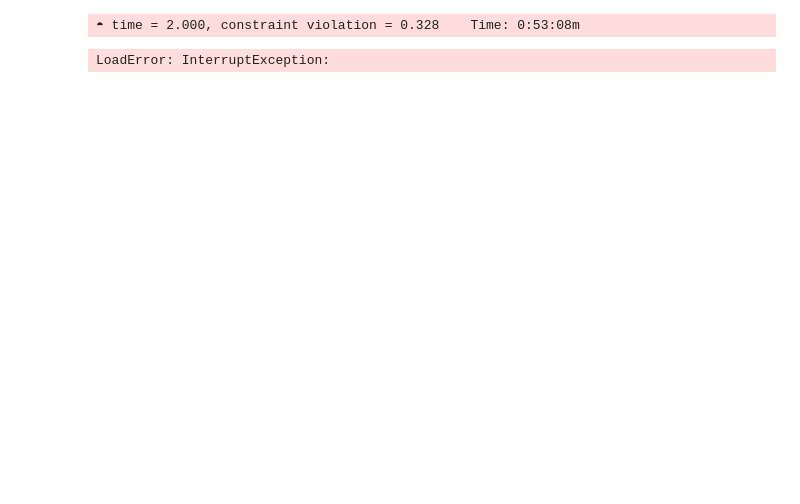
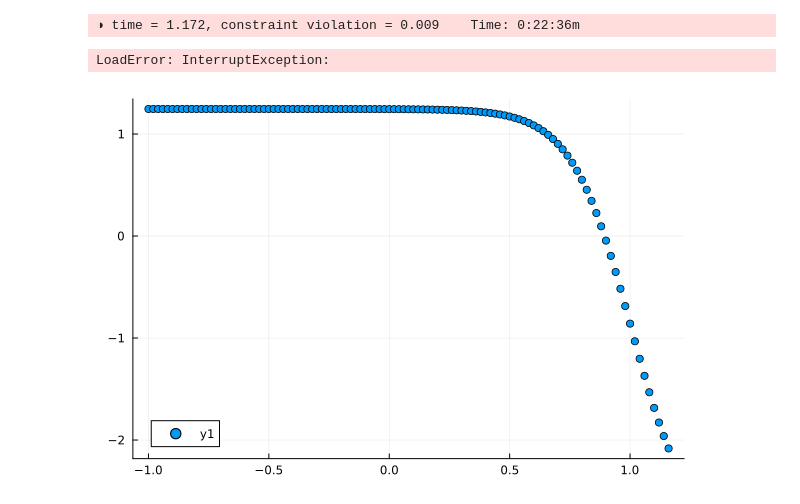
Before and after one commit to JanKozuszek/Reproducing-Dynamic-Holo, a Jupyter notebook: CosmoRun.ipynb, the cells around one changed output. Drawn from its saved outputs; the diff is of its cells as text; code cells hidden in the pictures; blank space fills up the shorter version.

```diff
--- a/CosmoRun.ipynb
+++ b/CosmoRun.ipynb
@@ -138,12 +119,24 @@ a4M1 = copy(OutputArr[end][3][1]);
 XM1 = copy(OutputArr[end][2][1]);
 tM1 = copy(OutputArr[end][1][1]);
 # %%
-dt = T(.0005);
+dt = T(.001);
 
 OutputArr = [];
 MonitorArr = [];
 
-Evolve(VarM1, XM1, a4M1, tM1, 5, dt, 20, OutputArr, MonitorArr)
+Evolve(VarM1, XM1, a4M1, tM1, 2, dt, 20, OutputArr, MonitorArr)
 # %% [output]
-◓ time = 2.000, constraint violation = 0.328    Time: 0:53:08m
+◑ time = 1.172, constraint violation = 0.009    Time: 0:22:36m
 LoadError: InterruptException:
+# %%
+Energy2 = [x[1] for x in MonitorArr];
+Momentum2 = [x[2] for x in MonitorArr];
+Operator2 = [x[3] for x in MonitorArr];
+Constraint2 = [x[4] for x in MonitorArr[2:end]];
+
+TimeArr2 = [x[1][1] for x in OutputArr];
+XArr2 = [x[2][1] for x in OutputArr];
+# %%
+plt.scatter(TimeArr2, XArr2)
+# %% [output]
+[figure, added]
```
Also changed, not shown: parts of 16 cells of this notebook, 1 other file.
